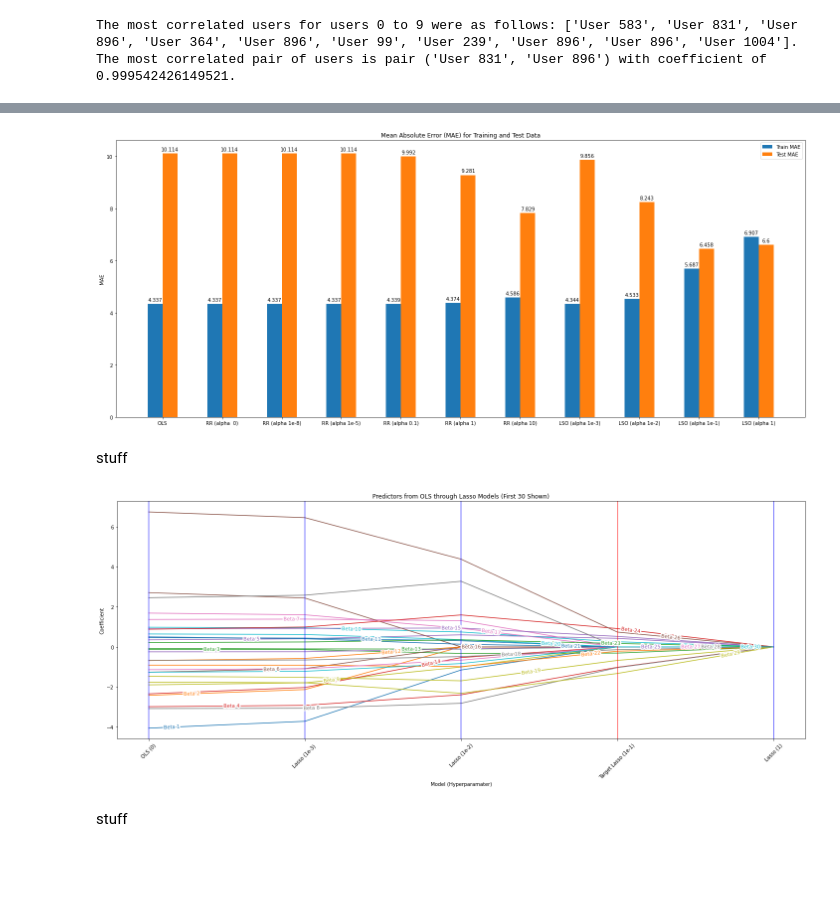
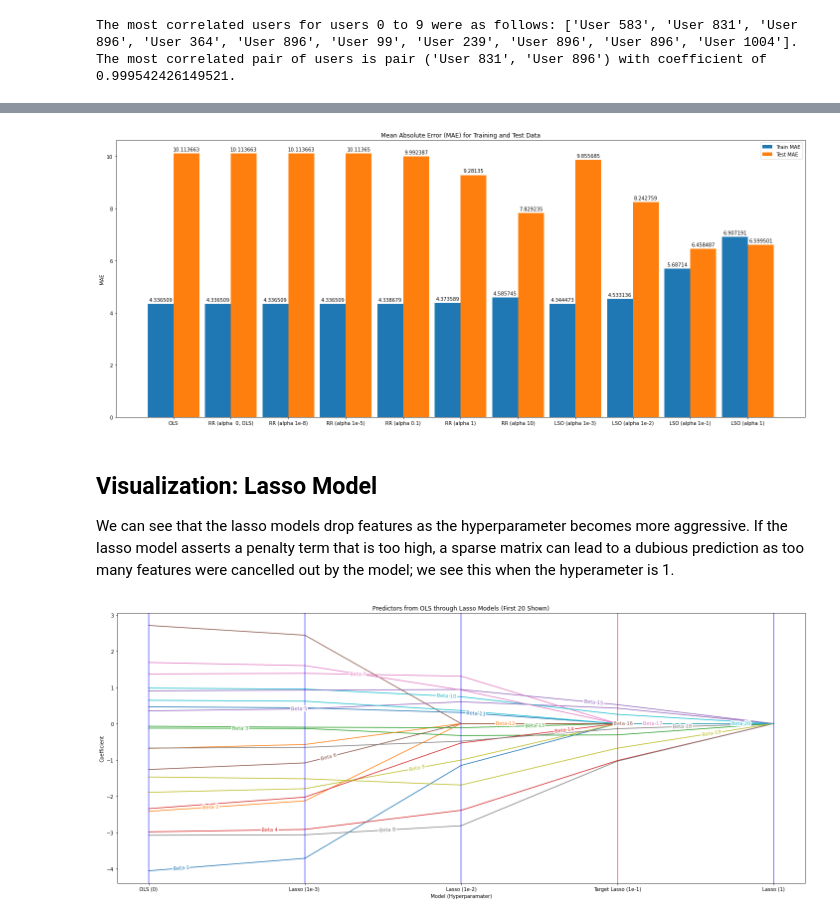
Before and after one commit to gcalbertini/movies, a Jupyter notebook: project2.ipynb, the cells around one changed output, grey strips where cells are left out. Saved outputs shown, nothing was run; the diff lists cells and outputs as text; code cells hidden in the pictures; blank space fills up the shorter version.

```diff
--- a/project2.ipynb
+++ b/project2.ipynb
@@ -129,50 +236,52 @@ stuff
 # %%
 plt.rcParams["figure.figsize"] = [20.00, 8.50]
 plt.rcParams["figure.autolayout"] = True
-labels = ['OLS', 'RR (alpha  0)', 'RR (alpha 1e-8)', 'RR (alpha 1e-5)', 'RR (alpha 0.1)', 'RR (alpha 1)', 'RR (alpha 10)',
+labels = ['OLS', 'RR (alpha  0, OLS)', 'RR (alpha 1e-8)', 'RR (alpha 1e-5)', 'RR (alpha 0.1)', 'RR (alpha 1)', 'RR (alpha 10)',
 'LSO (alpha 1e-3)', 'LSO (alpha 1e-2)', 'LSO (alpha 1e-1)', 'LSO (alpha 1)']
 mae_train = [train_MAE_OLS, model_alphas_RR[0][0], model_alphas_RR[1][0], model_alphas_RR[2][0], model_alphas_RR[3][0], model_alphas_RR[4][0],
 model_alphas_RR[5][0],model_alphas_LSO[0][0], model_alphas_LSO[1][0], model_alphas_LSO[2][0], model_alphas_LSO[3][0]]
-mae_train = [round(i,3) for i in mae_train]
+mae_train = [round(i,6) for i in mae_train]
 
 mae_test = [test_MAE_OLS, model_alphas_RR[0][1], model_alphas_RR[1][1], model_alphas_RR[2][1], model_alphas_RR[3][1], model_alphas_RR[4][1],
 model_alphas_RR[5][1], model_alphas_LSO[0][1], model_alphas_LSO[1][1], model_alphas_LSO[2][1], model_alphas_LSO[3][1]]
-mae_test = [round(i,3) for i in mae_test]
+mae_test = [round(i,6) for i in mae_test]
 
 x = np.arange(len(labels))
-width = 0.25
+width = 0.45
 fig, ax = plt.subplots()
 rects1 = ax.bar(x - width / 2, mae_train, width, label='Train MAE')
 rects2 = ax.bar(x + width / 2, mae_test, width, label='Test MAE')
 
 ax.set_ylabel('MAE')
 ax.set_title('Mean Absolute Error (MAE) for Training and Test Data')
 ax.set_xticks(x)
 ax.set_xticklabels(labels)
 ax.legend()
 
 def autolabel(rects):
    for rect in rects:
       height = rect.get_height()
       ax.annotate('{}'.format(height),
          xy=(rect.get_x() + rect.get_width() / 2, height),
          xytext=(0, 3), # 3 points vertical offset
          textcoords="offset points",
          ha='center', va='bottom')
 
 autolabel(rects1)
 autolabel(rects2)
 plt.show()
 # %% [output]
-[figure, old version]
+[figure, new version]
-# %% [markdown]
-stuff
+# %% [markdown]
+## Visualization: Lasso Model
+
+We can see that the lasso models drop features as the hyperparameter becomes more aggressive. If the lasso model asserts a penalty term that is too high, a sparse matrix can lead to a dubious prediction as too many features were cancelled out by the model; we see this when the hyperameter is 1.
 # %%
 
 baseline = linear_model.LinearRegression().fit(x_train, Y_train)
 prime_model = log_lasso[-2]
-labels = ['Beta ' + str(i+1) for i in range(len(prime_model.coef_)-370)]
-for i in range(len(prime_model.coef_)-370):
+labels = ['Beta ' + str(i+1) for i in range(len(prime_model.coef_)-380)]
+for i in range(len(prime_model.coef_)-380):
     x1 = 0
     y1 = baseline.coef_[i]
 
@@ -199,7 +308,7 @@ x_ticks = x_val
 x_labels = ['OLS (0)', 'Lasso (1e-3) ', 'Lasso (1e-2)', 'Target Lasso (1e-1)', 'Lasso (1)']
 
 #add x-axis values to plot
-plt.xticks(ticks=x_ticks, labels=x_labels, rotation=45)
+plt.xticks(ticks=x_ticks, labels=x_labels)
 
 for tick in plt.xticks()[0]:
     if tick == 3:
@@ -211,9 +320,7 @@ for tick in plt.xticks()[0]:
 labelLines(plt.gca().get_lines(), zorder=2.5)
 plt.ylabel('Coefficient')
 plt.xlabel('Model (Hyperparamater)')
-plt.title('Predictors from OLS through Lasso Models (First 30 Shown)')
+plt.title('Predictors from OLS through Lasso Models (First 20 Shown)')
 plt.show()
 # %% [output]
-[figure, old version]
+[figure, new version]
-# %% [markdown]
-stuff
```
Also changed, not shown: parts of 16 cells of this notebook, 4 other files.
